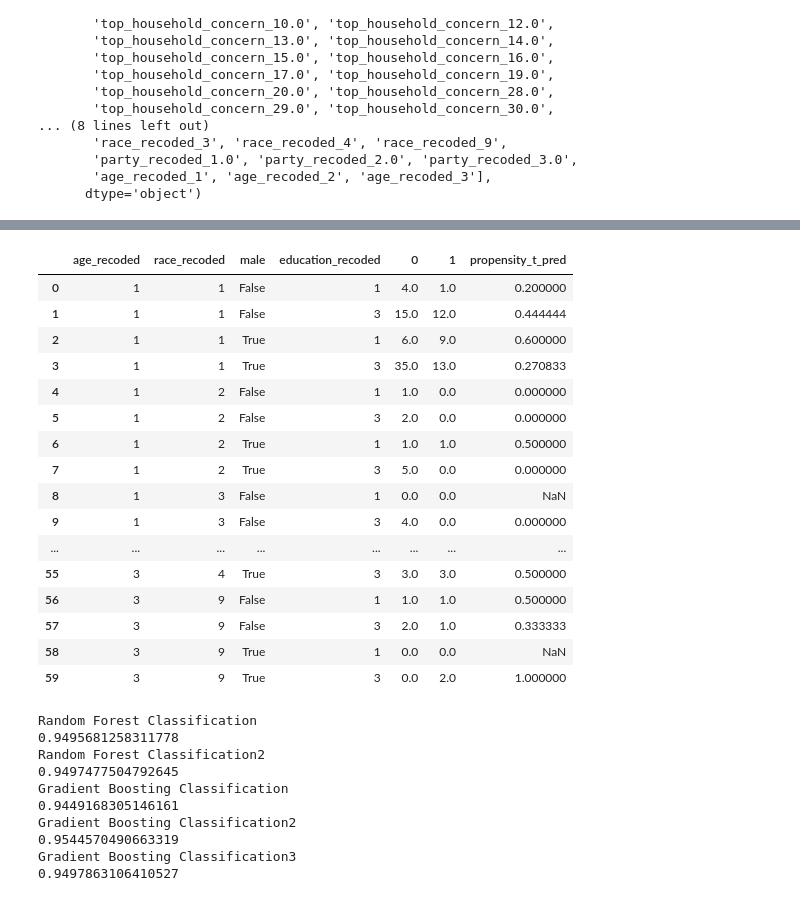
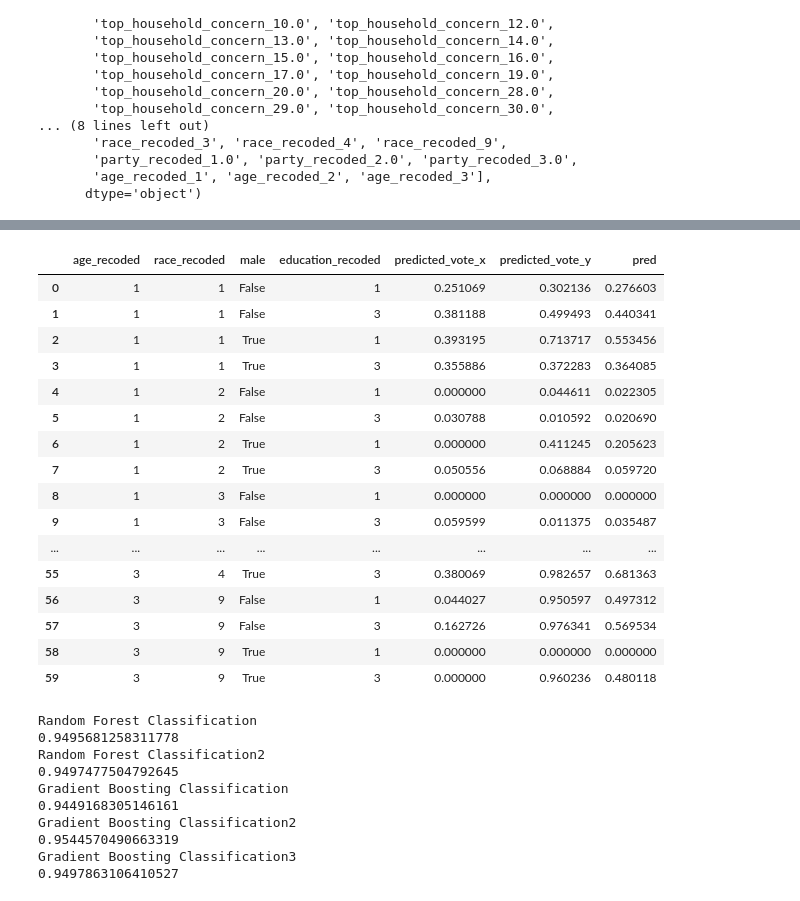
Before and after one commit to pmench/mrp-team, a Jupyter notebook: src/bella_ML.ipynb, the cells around one changed output, grey strips where cells are left out. Drawn from its saved outputs; the diff is of its cells as text; code cells hidden in the pictures.

```diff
--- a/src/bella_ML.ipynb
+++ b/src/bella_ML.ipynb
@@ -17,7 +17,7 @@ nat_2020 = pd.read_csv("../data/national_march_2020/MUP213_NATL_archive.tab", se
 # %%
 # propensity = pd.read_csv("../data/output11.csv", index_col=0)
 # propensity = propensity.drop(columns = ["Unnamed: 0.1"])
-propensity= pd.read_csv("../data/new_prop_scores.csv")
+propensity= pd.read_csv("../data/new_prop_scores_h3.csv")
 # %%
 nat_2020.columns
 # %% [output]
@@ -1017,0 +1088,8 @@ models = [
+# %%
+df_final_pred = filtered_nat_df.groupby(['age_recoded','race_recoded', 'male','education_recoded'] )['predicted_vote'].mean()
+all_genders = [True, False ]
+all_ages = [1,2, 3]
+all_educations = [1,3]
+all_races = [1,2, 3,4,9]
+all_combinations = pd.MultiIndex.from_product([all_ages,all_races, all_genders, all_educations], names=['age_recoded','race_recoded', 'male','education_recoded']).to_frame(index=False)
+mar_pred = pd.merge(all_combinations,df_final_pred, on=['age_recoded','race_recoded', 'male','education_recoded'], how='outer')
@@ -1036,7 +1150,8 @@ def modelFunc(X_train, y_train, X_test, y_test, data_dummies, models):
 
         print(f1_score(y_test, y_preds, average='weighted'))
     new_model.fit(X_train, y_train)
-    y_preds = new_model.predict(X_test)
+    y_preds = new_model.predict_proba(X_test)
+    y_preds = [x[1] for x in y_preds]
     X_test_copy = X_test.copy()
     X_test_copy['predicted_vote'] = y_preds
     X_test_copy['actual_vote'] = y_test
@@ -1048,7 +1163,8 @@ def modelFunc(X_train, y_train, X_test, y_test, data_dummies, models):
     filtered_nat_df['predicted_vote'] =     X_test_copy['predicted_vote']
     filtered_nat_df['actual_vote'] = X_test_copy['actual_vote']
 
-    df_final_pred = filtered_nat_df.groupby(['age_recoded','race_recoded', 'male','education_recoded'], )['predicted_vote'].value_counts().unstack(fill_value=0)
+    # df_final_pred = filtered_nat_df.groupby(['age_recoded','race_recoded', 'male','education_recoded'] )['predicted_vote'].value_counts().unstack(fill_value=0)
+    df_final_pred = filtered_nat_df.groupby(['age_recoded','race_recoded', 'male','education_recoded'] )['predicted_vote'].mean()
     #filtered_nat_2020.groupby(['age_recoded','race_recoded', 'male','education_recoded'])['predicted_vote'].value_counts().unstack(fill_value=0)
     return df_final_pred
 # %%
@@ -1198,39 +1334,43 @@ Gradient Boosting Classification3
 # %%
 all_genders = [True, False ]
 all_ages = [1,2, 3]
 all_educations = [1,3]
 all_races = [1,2, 3,4,9]
 all_combinations = pd.MultiIndex.from_product([all_ages,all_races, all_genders, all_educations], names=['age_recoded','race_recoded', 'male','education_recoded']).to_frame(index=False)
 mar_pred = pd.merge(all_combinations,mar_pred, on=['age_recoded','race_recoded', 'male','education_recoded'], how='outer')
 june_pred= pd.merge(all_combinations,june_pred, on=['age_recoded','race_recoded', 'male','education_recoded'], how='outer')
 merge_mar_june = pd.merge(mar_pred, june_pred, on=['age_recoded',	'race_recoded',	'male', 'education_recoded'], how='outer').fillna(0)
-merge_mar_june['0'] = merge_mar_june['0_x'] + merge_mar_june['0_y']
-# add 1_x and 1_y together
-merge_mar_june['1'] = merge_mar_june['1_x'] + merge_mar_june['1_y']
+merge_mar_june['pred'] = (merge_mar_june['predicted_vote_x'] + merge_mar_june['predicted_vote_y']) / 2
+# merge_mar_june['0'] = (merge_mar_june['0_x'] + merge_mar_june['0_y']) / 2
+# # add 1_x and 1_y together
+# merge_mar_june['1'] = (merge_mar_june['1_x'] + merge_mar_june['1_y']) / 2
 # drop the _x and _y columns
-merge_mar_june = merge_mar_june.drop(columns = ['0_x', '0_y', '1_x', '1_y'])
+# merge_mar_june = merge_mar_june.drop(columns = ['0_x', '0_y', '1_x', '1_y'])
+# merge_mar_june = merge_mar_june.drop(columns = ['predicted_vote_x', 'predicted_vote_y'])
+
 
 # add the propensity vibe column
-merge_mar_june['propensity_t_pred'] = merge_mar_june['1'] / (merge_mar_june['0'] + merge_mar_june['1'])
+# # merge_mar_june['propensity_t_pred'] = merge_mar_june['1'] / (merge_mar_june['0'] + merge_mar_june['1'])
+# merge_mar_june['propensity_t_pred'] = merge_mar_june['predicted_vote_x'] / (merge_mar_june['predicted_vote_y'] + merge_mar_june['predicted_vote_x'])
 merge_mar_june
 # %% [output]
-|  | age_recoded | race_recoded | male | education_recoded | 0 | 1 | propensity_t_pred |
-| 0 | 1 | 1 | False | 1 | 4.0 | 1.0 | 0.200000 |
-| 1 | 1 | 1 | False | 3 | 15.0 | 12.0 | 0.444444 |
-| 2 | 1 | 1 | True | 1 | 6.0 | 9.0 | 0.600000 |
-| 3 | 1 | 1 | True | 3 | 35.0 | 13.0 | 0.270833 |
-| 4 | 1 | 2 | False | 1 | 1.0 | 0.0 | 0.000000 |
-| 5 | 1 | 2 | False | 3 | 2.0 | 0.0 | 0.000000 |
-| 6 | 1 | 2 | True | 1 | 1.0 | 1.0 | 0.500000 |
-| 7 | 1 | 2 | True | 3 | 5.0 | 0.0 | 0.000000 |
-| 8 | 1 | 3 | False | 1 | 0.0 | 0.0 | NaN |
-| 9 | 1 | 3 | False | 3 | 4.0 | 0.0 | 0.000000 |
+|  | age_recoded | race_recoded | male | education_recoded | predicted_vote_x | predicted_vote_y | pred |
+| 0 | 1 | 1 | False | 1 | 0.251069 | 0.302136 | 0.276603 |
+| 1 | 1 | 1 | False | 3 | 0.381188 | 0.499493 | 0.440341 |
+| 2 | 1 | 1 | True | 1 | 0.393195 | 0.713717 | 0.553456 |
+| 3 | 1 | 1 | True | 3 | 0.355886 | 0.372283 | 0.364085 |
+| 4 | 1 | 2 | False | 1 | 0.000000 | 0.044611 | 0.022305 |
+| 5 | 1 | 2 | False | 3 | 0.030788 | 0.010592 | 0.020690 |
+| 6 | 1 | 2 | True | 1 | 0.000000 | 0.411245 | 0.205623 |
+| 7 | 1 | 2 | True | 3 | 0.050556 | 0.068884 | 0.059720 |
+| 8 | 1 | 3 | False | 1 | 0.000000 | 0.000000 | 0.000000 |
+| 9 | 1 | 3 | False | 3 | 0.059599 | 0.011375 | 0.035487 |
 | ... | ... | ... | ... | ... | ... | ... | ... |
-| 55 | 3 | 4 | True | 3 | 3.0 | 3.0 | 0.500000 |
-| 56 | 3 | 9 | False | 1 | 1.0 | 1.0 | 0.500000 |
-| 57 | 3 | 9 | False | 3 | 2.0 | 1.0 | 0.333333 |
-| 58 | 3 | 9 | True | 1 | 0.0 | 0.0 | NaN |
-| 59 | 3 | 9 | True | 3 | 0.0 | 2.0 | 1.000000 |
+| 55 | 3 | 4 | True | 3 | 0.380069 | 0.982657 | 0.681363 |
+| 56 | 3 | 9 | False | 1 | 0.044027 | 0.950597 | 0.497312 |
+| 57 | 3 | 9 | False | 3 | 0.162726 | 0.976341 | 0.569534 |
+| 58 | 3 | 9 | True | 1 | 0.000000 | 0.000000 | 0.000000 |
+| 59 | 3 | 9 | True | 3 | 0.000000 | 0.960236 | 0.480118 |
 # %%
 models = [
 
```
Also changed, not shown: parts of 5 cells of this notebook, 20 other files.
